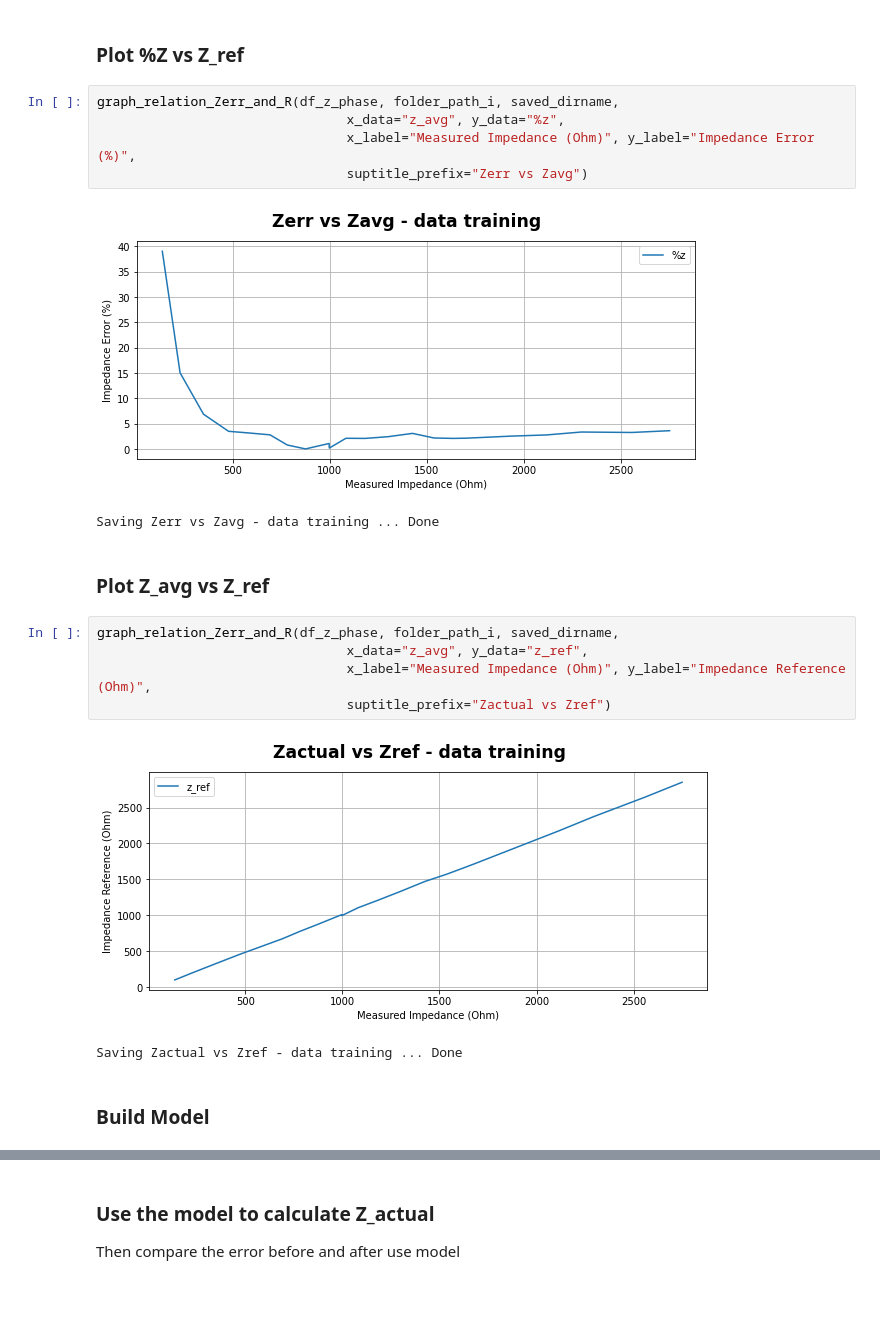
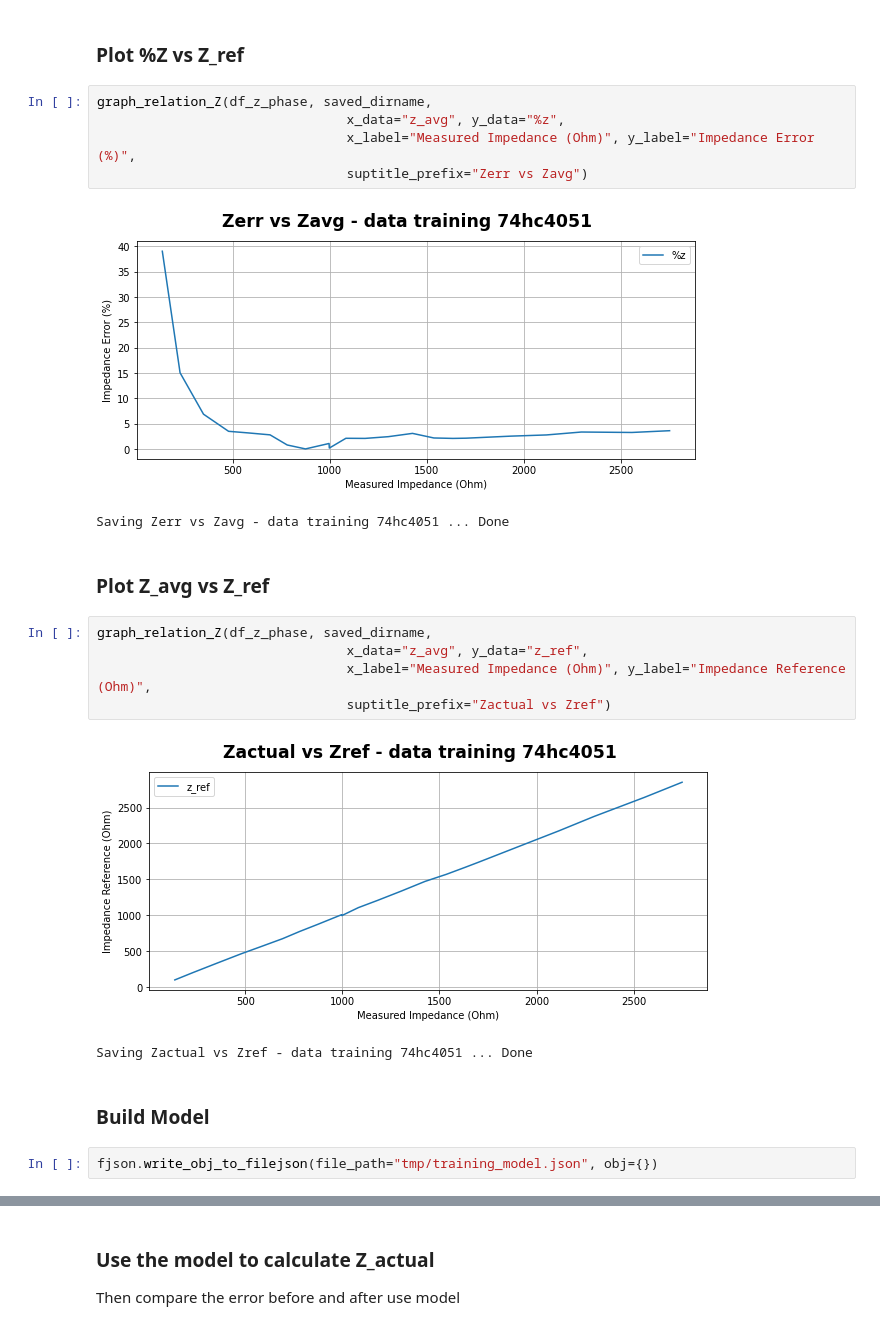
Before and after one commit to mahaamesha/body-impedance-measurement, a Jupyter notebook: src/training_data.ipynb, the cells around one changed output, grey strips where cells are left out. Drawn from its saved outputs; the diff is of its cells as text; blank space fills up the shorter version.

```diff
--- a/src/training_data.ipynb
+++ b/src/training_data.ipynb
@@ -168,23 +168,25 @@ Build table in TB Actual Impedance Phase.md ... Done
 # %% [markdown]
 ### Plot %Z vs Z_ref
 # %%
-graph_relation_Zerr_and_R(df_z_phase, folder_path_i, saved_dirname,
+graph_relation_Z(df_z_phase, saved_dirname,
                                 x_data="z_avg", y_data="%z",
                                 x_label="Measured Impedance (Ohm)", y_label="Impedance Error (%)",
                                 suptitle_prefix="Zerr vs Zavg")
 # %% [output]
-[figure, old version]
+[figure, new version]
-Saving Zerr vs Zavg - data training ... Done
+Saving Zerr vs Zavg - data training 74hc4051 ... Done
 # %% [markdown]
 ### Plot Z_avg vs Z_ref
 # %%
-graph_relation_Zerr_and_R(df_z_phase, folder_path_i, saved_dirname,
+graph_relation_Z(df_z_phase, saved_dirname,
                                 x_data="z_avg", y_data="z_ref",
                                 x_label="Measured Impedance (Ohm)", y_label="Impedance Reference (Ohm)",
                                 suptitle_prefix="Zactual vs Zref")
 # %% [output]
-[figure, old version]
+[figure, new version]
-Saving Zactual vs Zref - data training ... Done
+Saving Zactual vs Zref - data training 74hc4051 ... Done
 # %% [markdown]
 ### Build Model
+# %%
+fjson.write_obj_to_filejson(file_path="tmp/training_model.json", obj={})
 # %%
```
Also changed, not shown: parts of 8 cells of this notebook, 3 other files.
